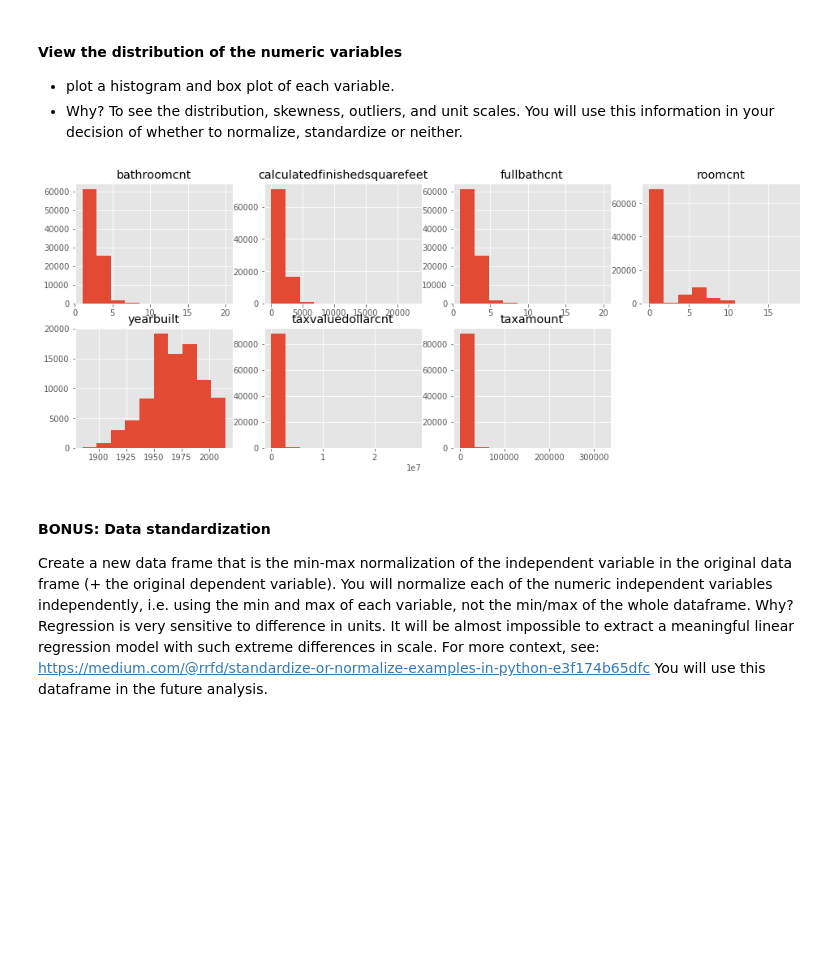
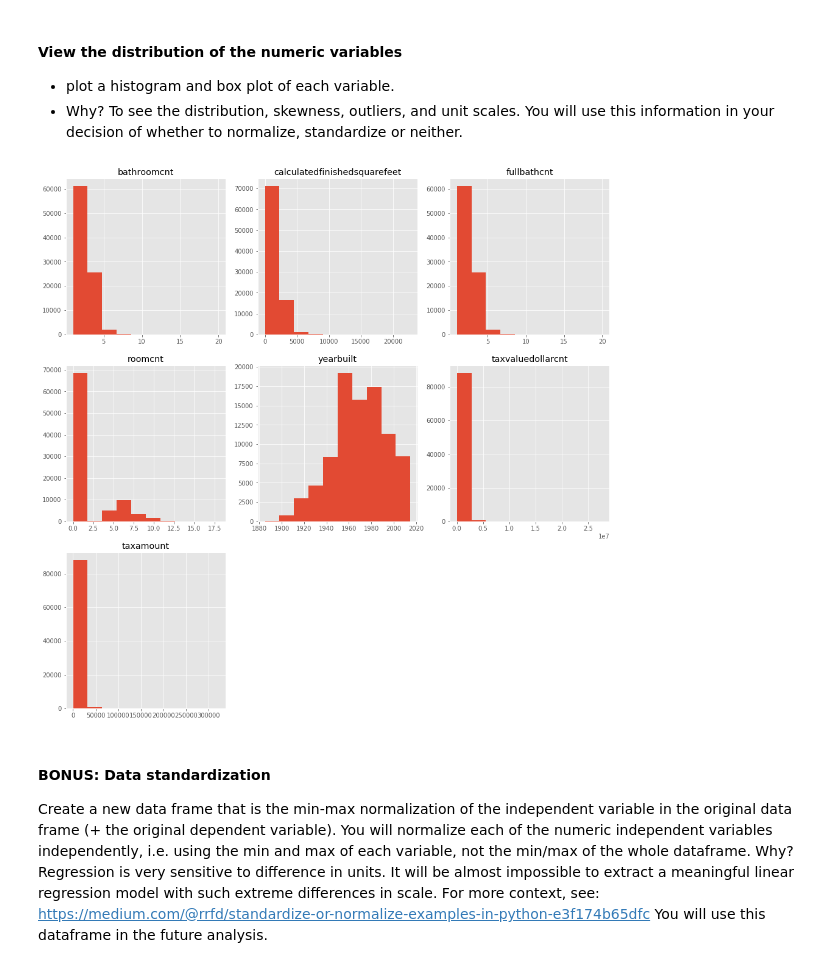
Before and after one commit to ecdedios/codeup-ds-projects, a Jupyter notebook: Regression_Proj_EdnalynCDeDios.ipynb, the cells around one changed output. Saved outputs shown, nothing was run; the diff lists cells and outputs as text; code cells hidden in the pictures; blank space fills up the shorter version.

```diff
--- a/Regression_Proj_EdnalynCDeDios.ipynb
+++ b/Regression_Proj_EdnalynCDeDios.ipynb
@@ -370,23 +381,23 @@ y_vars = 'logerror'
 - plot a histogram and box plot of each variable.
 - Why? To see the distribution, skewness, outliers, and unit scales. You will use this information in your decision of whether to normalize, standardize or neither.
 # %%
-plt.figure(figsize=(16,6))
+plt.figure(figsize=(16,16))
 
 for i, col in enumerate(['bathroomcnt',
           'calculatedfinishedsquarefeet',
           'fullbathcnt',
           'roomcnt',
           'yearbuilt',
           'taxvaluedollarcnt',
           'taxamount'
          ]):
     plot_number = i + 1
     series = df[col]
-    plt.subplot(2,4,plot_number)
+    plt.subplot(3,3,plot_number)
     plt.title(col)
     series.hist()
 # %% [output]
-[figure, old version]
+[figure, new version]
 # %% [markdown]
 #### BONUS:  Data standardization
 Create a new data frame that is the min-max normalization of the independent variable in the original data frame (+ the original dependent variable). You will normalize each of the numeric independent variables independently, i.e. using the min and max of each variable, not the min/max of the whole dataframe. Why? Regression is very sensitive to difference in units. It will be almost impossible to extract a meaningful linear regression model with such extreme differences in scale. For more context, see: https://medium.com/@rrfd/standardize-or-normalize-examples-in-python-e3f174b65dfc
```
Also changed, not shown: parts of 25 cells of this notebook.
